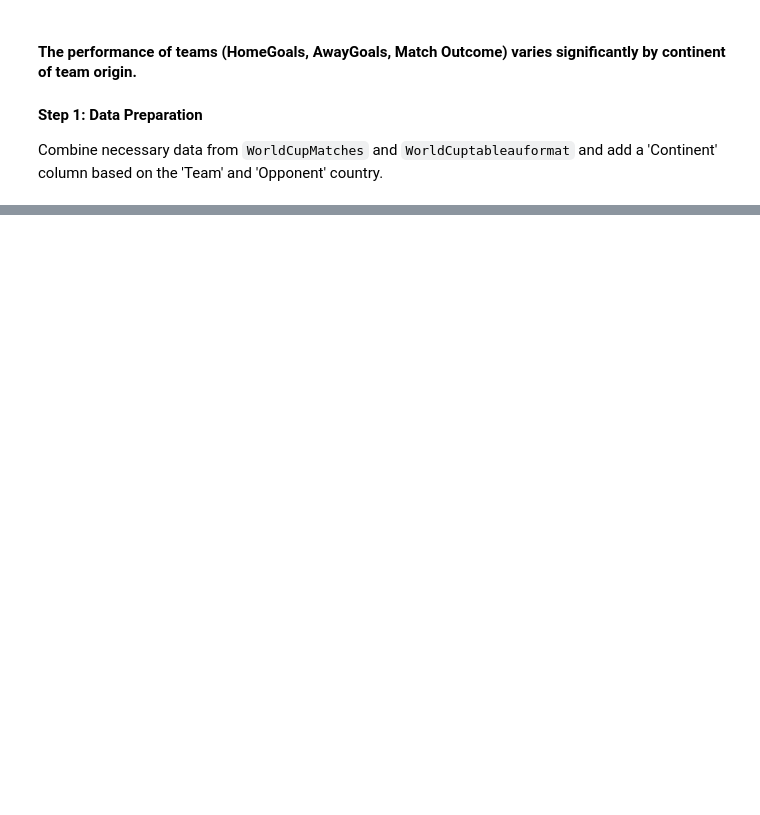
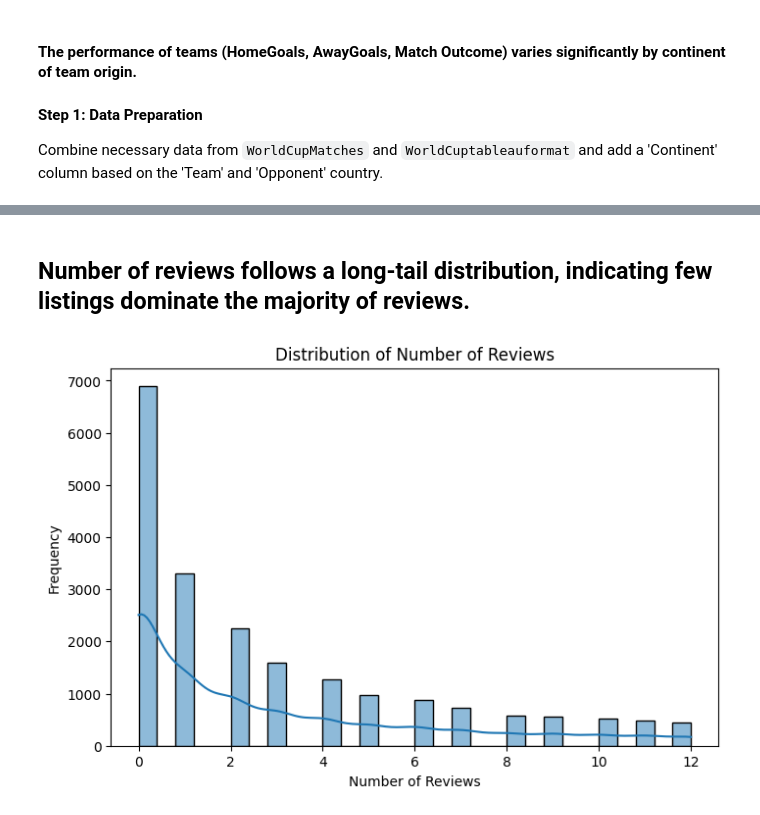
Before and after one commit to a8u8akar007/airbnb_football_eda, a Jupyter notebook: dav_A1.ipynb, the cells around one changed output, grey strips where cells are left out. Cells and saved outputs as stored; diff of their text form; code cells hidden in the pictures; blank space fills up the shorter version.

```diff
--- a/dav_A1.ipynb
+++ b/dav_A1.ipynb
@@ -484,0 +642,13 @@ Passing `palette` without assigning `hue` is deprecated and will be removed in v
+# %% [markdown]
+## Number of reviews follows a long-tail distribution, indicating few listings dominate the majority of reviews.
+# %%
+#Make a kde of number of reviews
+
+plt.figure(figsize = (8, 5))
+sns.histplot(airbnb['Number Of Reviews'], bins = 30, kde = True)
+plt.title('Distribution of Number of Reviews')
+plt.xlabel('Number of Reviews')
+plt.ylabel('Frequency')
+plt.show()
+# %% [output]
+[figure, added]
```
Also changed, not shown: parts of 46 cells of this notebook.
